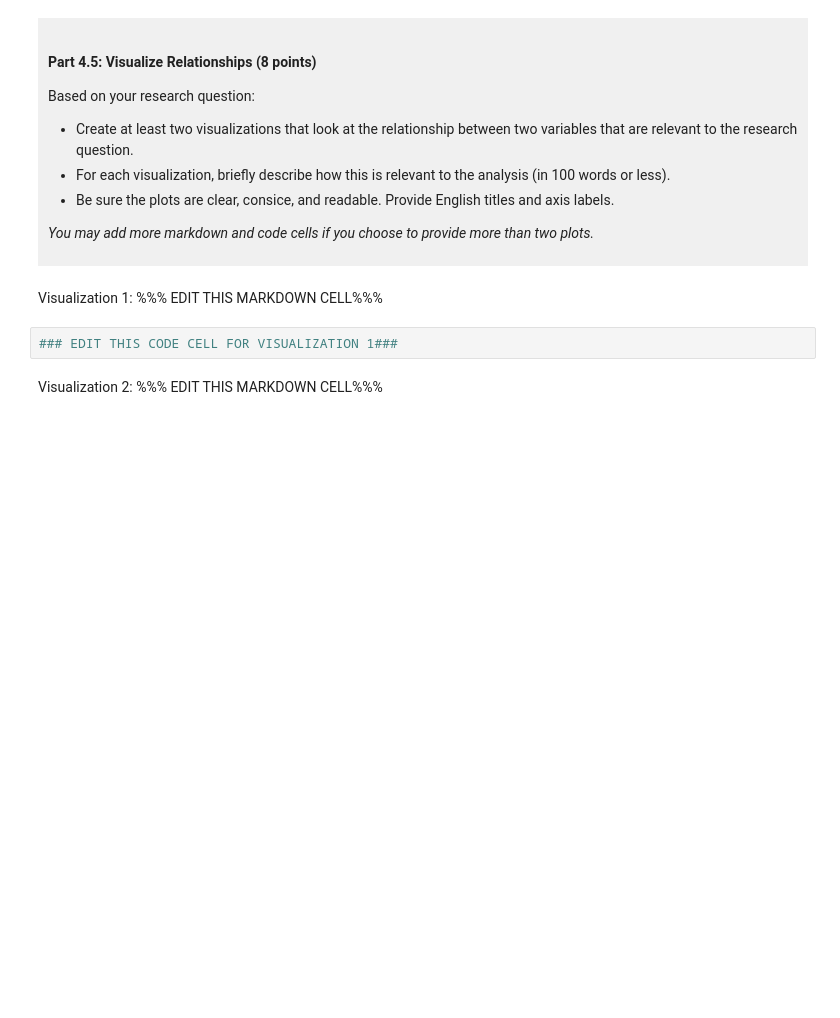
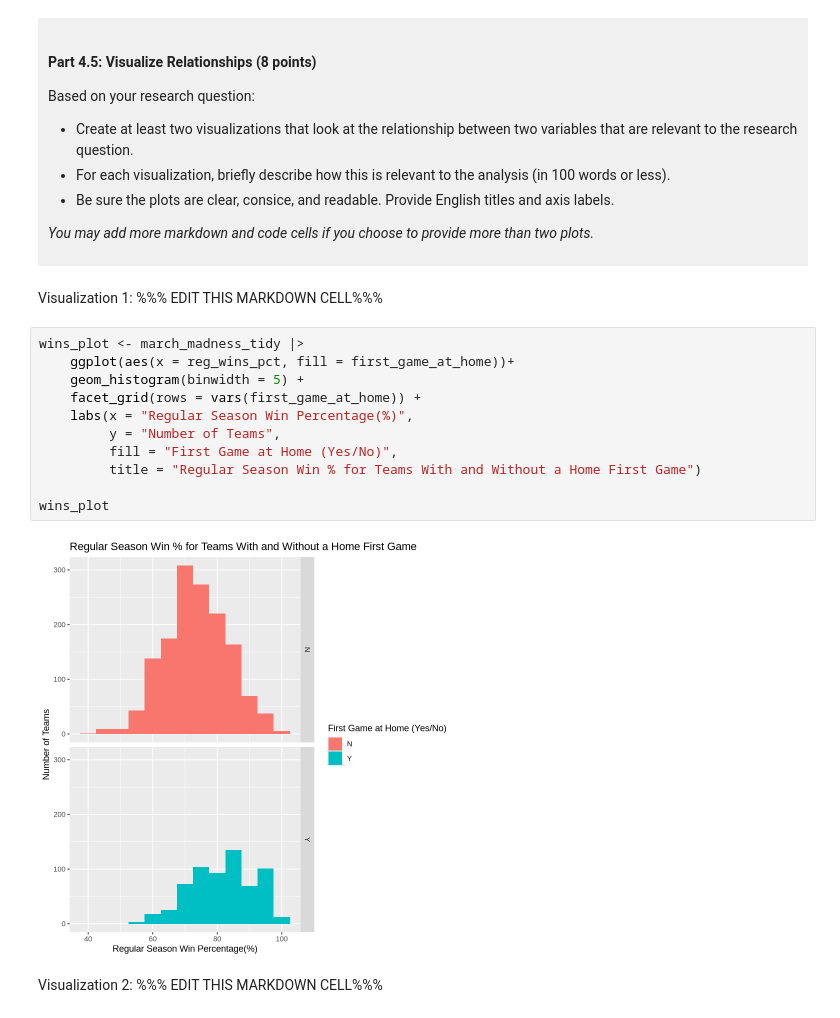
Before and after one commit to SurabhiP2/dsci-100-project-surabhi-phadke, a Jupyter notebook: dsci-100-project-notebook.ipynb, the cells around one changed output. Saved outputs shown, nothing was run; the diff lists cells and outputs as text; blank space fills up the shorter version.

```diff
--- a/dsci-100-project-notebook.ipynb
+++ b/dsci-100-project-notebook.ipynb
@@ -322,7 +380,18 @@ Based on your research question:
 # %% [markdown]
 Visualization 1: %%% EDIT THIS MARKDOWN CELL%%%
 # %%
-### EDIT THIS CODE CELL FOR VISUALIZATION 1###
+wins_plot <- march_madness_tidy |>
+    ggplot(aes(x = reg_wins_pct, fill = first_game_at_home))+
+    geom_histogram(binwidth = 5) +
+    facet_grid(rows = vars(first_game_at_home)) +
+    labs(x = "Regular Season Win Percentage(%)",
+         y = "Number of Teams",
+         fill = "First Game at Home (Yes/No)",
+         title = "Regular Season Win % for Teams With and Without a Home First Game")
+
+wins_plot
+# %% [output]
+[figure, added]
 # %% [markdown]
 Visualization 2: %%% EDIT THIS MARKDOWN CELL%%%
 # %%
```
Also changed, not shown: parts of 7 cells of this notebook.
